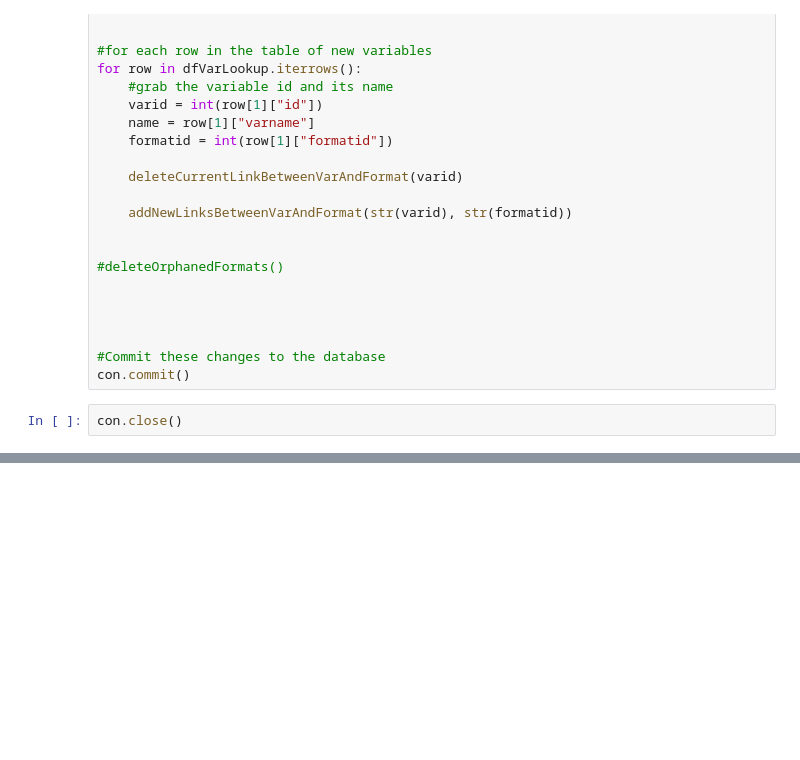
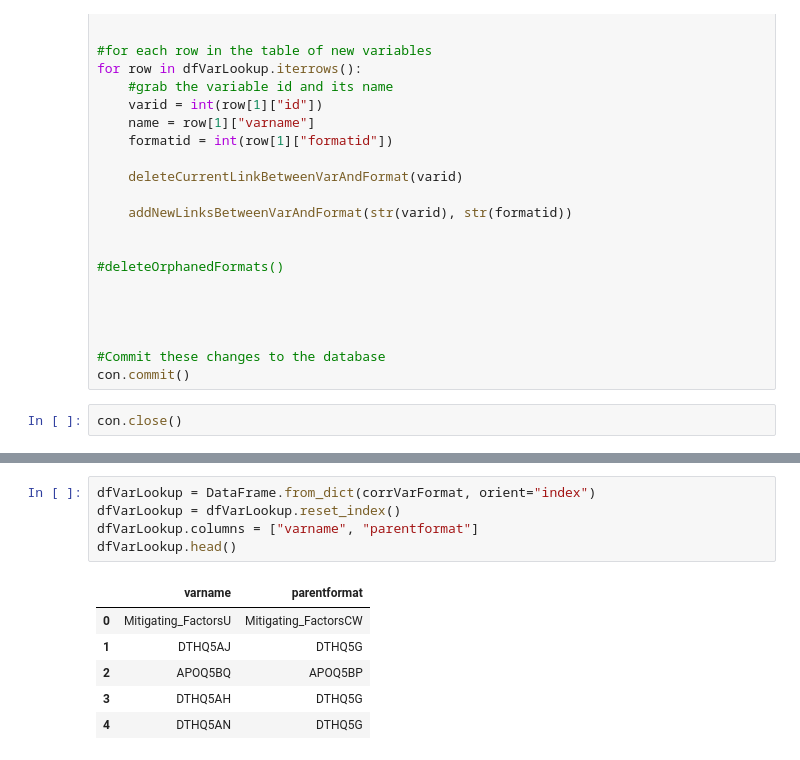
Before and after one commit to RobinL/updatemetadatabase, a Jupyter notebook: Update formats.ipynb, the cells around one changed output, grey strips where cells are left out. Saved outputs shown, nothing was run; the diff lists cells and outputs as text; blank space fills up the shorter version.

```diff
--- a/Update formats.ipynb
+++ b/Update formats.ipynb
@@ -408,0 +443,12 @@ con.close()
+# %%
+dfVarLookup = DataFrame.from_dict(corrVarFormat, orient="index")
+dfVarLookup = dfVarLookup.reset_index()
+dfVarLookup.columns = ["varname", "parentformat"]
+dfVarLookup.head()
+# %% [output]
+|  | varname | parentformat |
+| 0 | Mitigating_FactorsU | Mitigating_FactorsCW |
+| 1 | DTHQ5AJ | DTHQ5G |
+| 2 | APOQ5BQ | APOQ5BP |
+| 3 | DTHQ5AH | DTHQ5G |
+| 4 | DTHQ5AN | DTHQ5G |
```
Also changed, not shown: parts of 6 cells of this notebook, 4 other files.
